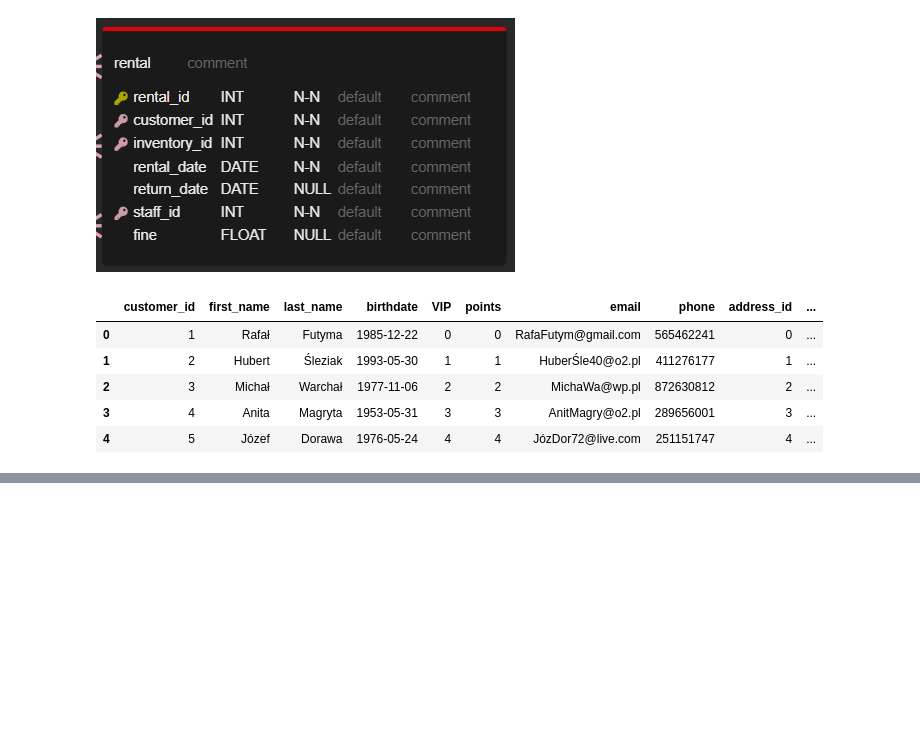
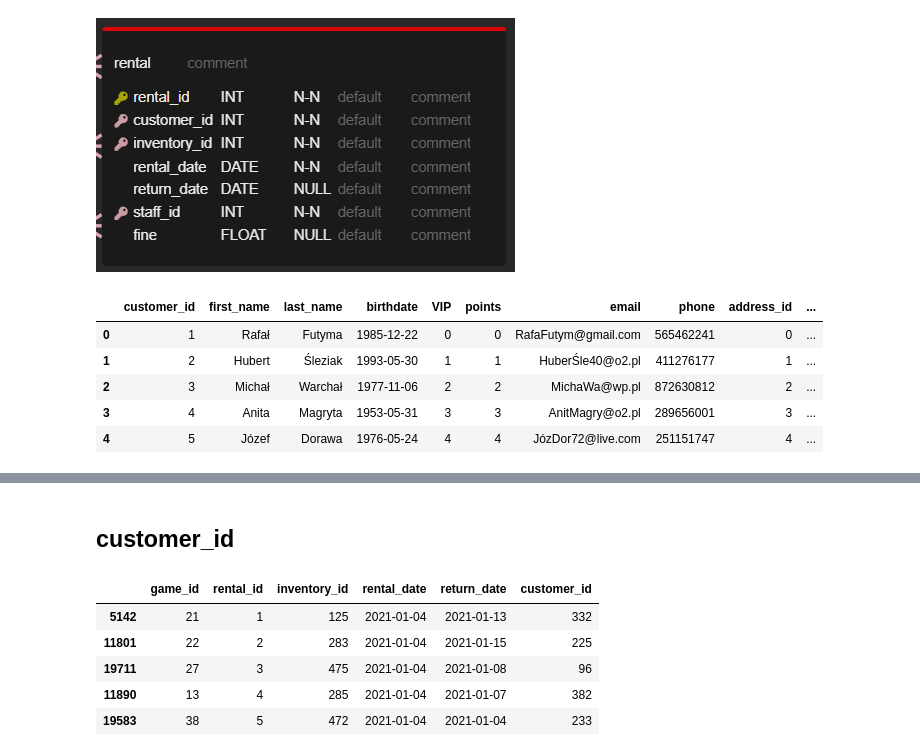
Before and after one commit to Staszek15/store-database, a Jupyter notebook: rental.ipynb, the cells around one changed output, grey strips where cells are left out. Drawn from its saved outputs; the diff is of its cells as text; code cells hidden in the pictures; blank space fills up the shorter version.

```diff
--- a/rental.ipynb
+++ b/rental.ipynb
@@ -117,0 +101,3 @@ rental.sort_values(by='rental_date')
+# %%
+rental['rental_id'] = np.arange(1, n_id+1)
+rental = rental.iloc[:,[4,0,1,2,3]]
@@ -117,0 +122,2 @@ rental.sort_values(by='rental_date')
+# %% [markdown]
+## customer_id
@@ -117,0 +127,2 @@ rental.sort_values(by='rental_date')
+# %%
+cst_id = []
@@ -117,0 +142,9 @@ rental.sort_values(by='rental_date')
+# %%
+rental.head()
+# %% [output]
+|  | game_id | rental_id | inventory_id | rental_date | return_date | customer_id |
+| 5142 | 21 | 1 | 125 | 2021-01-04 | 2021-01-13 | 332 |
+| 11801 | 22 | 2 | 283 | 2021-01-04 | 2021-01-15 | 225 |
+| 19711 | 27 | 3 | 475 | 2021-01-04 | 2021-01-08 | 96 |
+| 11890 | 13 | 4 | 285 | 2021-01-04 | 2021-01-07 | 382 |
+| 19583 | 38 | 5 | 472 | 2021-01-04 | 2021-01-04 | 233 |
```
Also changed, not shown: parts of 28 cells of this notebook.
